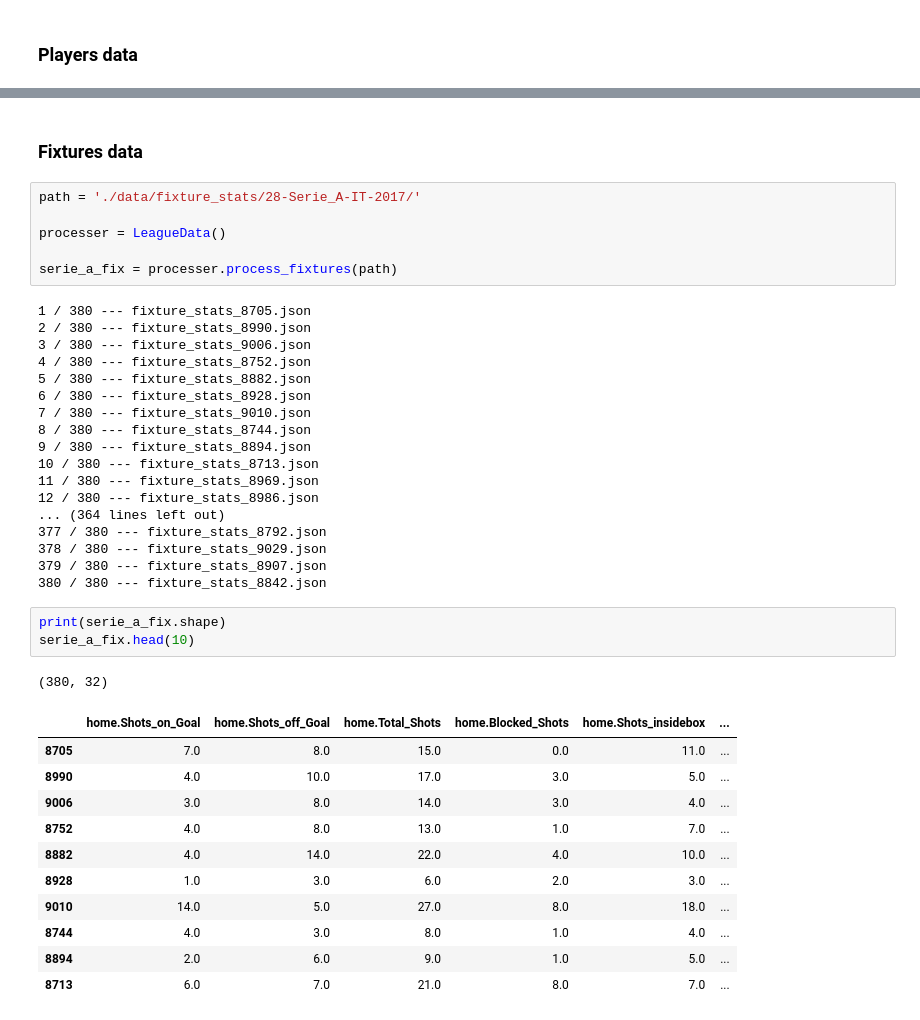
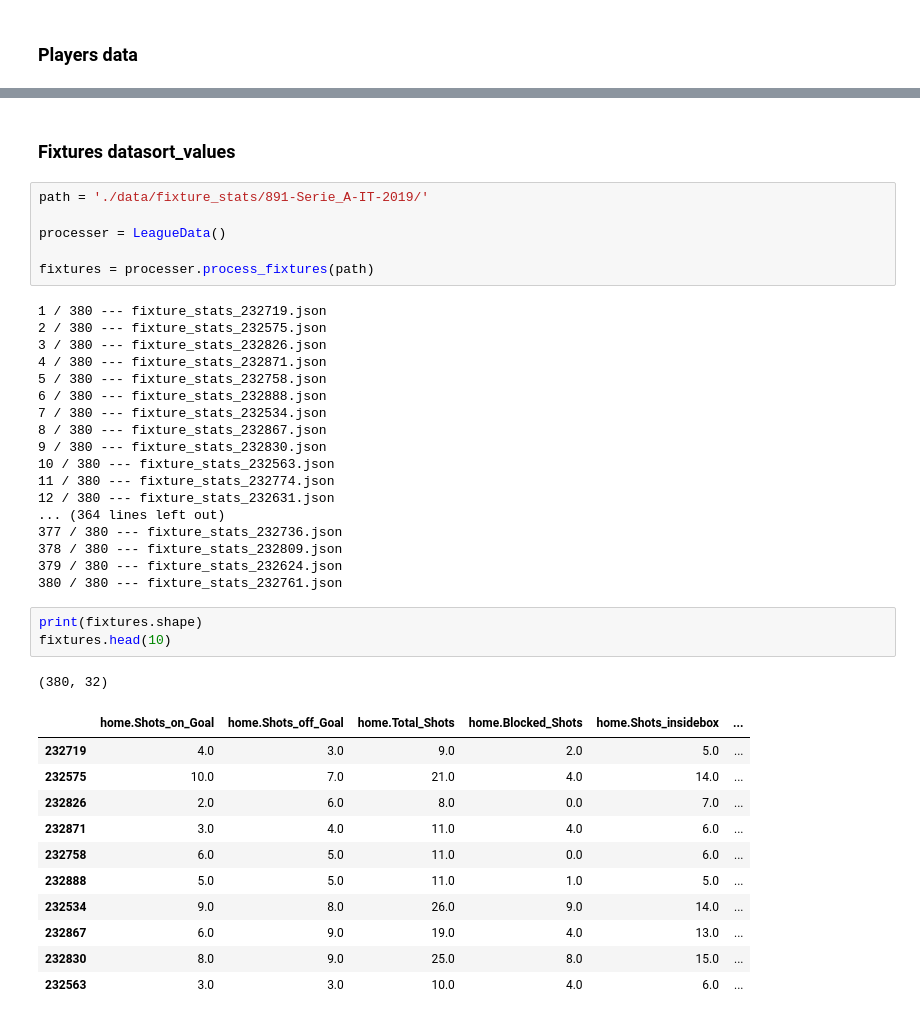
Before and after one commit to MatteoFelici/football, a Jupyter notebook: analyze_season.ipynb, the cells around one changed output, grey strips where cells are left out. Drawn from its saved outputs; the diff is of its cells as text.

```diff
--- a/analyze_season.ipynb
+++ b/analyze_season.ipynb
@@ -74,43 +166,43 @@ serie_a_pl.describe().T
 # %% [markdown]
-### Fixtures data
+### Fixtures datasort_values
 # %%
-path = './data/fixture_stats/28-Serie_A-IT-2017/'
+path = './data/fixture_stats/891-Serie_A-IT-2019/'
 
 processer = LeagueData()
 
-serie_a_fix = processer.process_fixtures(path)
+fixtures = processer.process_fixtures(path)
 # %% [output]
-1 / 380 --- fixture_stats_8705.json
-2 / 380 --- fixture_stats_8990.json
-3 / 380 --- fixture_stats_9006.json
-4 / 380 --- fixture_stats_8752.json
-5 / 380 --- fixture_stats_8882.json
-6 / 380 --- fixture_stats_8928.json
-7 / 380 --- fixture_stats_9010.json
-8 / 380 --- fixture_stats_8744.json
-9 / 380 --- fixture_stats_8894.json
-10 / 380 --- fixture_stats_8713.json
-11 / 380 --- fixture_stats_8969.json
-12 / 380 --- fixture_stats_8986.json
+1 / 380 --- fixture_stats_232719.json
+2 / 380 --- fixture_stats_232575.json
+3 / 380 --- fixture_stats_232826.json
+4 / 380 --- fixture_stats_232871.json
+5 / 380 --- fixture_stats_232758.json
+6 / 380 --- fixture_stats_232888.json
+7 / 380 --- fixture_stats_232534.json
+8 / 380 --- fixture_stats_232867.json
+9 / 380 --- fixture_stats_232830.json
+10 / 380 --- fixture_stats_232563.json
+11 / 380 --- fixture_stats_232774.json
+12 / 380 --- fixture_stats_232631.json
 ... (364 lines left out)
-377 / 380 --- fixture_stats_8792.json
-378 / 380 --- fixture_stats_9029.json
-379 / 380 --- fixture_stats_8907.json
-380 / 380 --- fixture_stats_8842.json
+377 / 380 --- fixture_stats_232736.json
+378 / 380 --- fixture_stats_232809.json
+379 / 380 --- fixture_stats_232624.json
+380 / 380 --- fixture_stats_232761.json
 # %%
-print(serie_a_fix.shape)
-serie_a_fix.head(10)
+print(fixtures.shape)
+fixtures.head(10)
 # %% [output]
 (380, 32)
 |  | home.Shots_on_Goal | home.Shots_off_Goal | home.Total_Shots | home.Blocked_Shots | home.Shots_insidebox | ... |
-| 8705 | 7.0 | 8.0 | 15.0 | 0.0 | 11.0 | ... |
-| 8990 | 4.0 | 10.0 | 17.0 | 3.0 | 5.0 | ... |
-| 9006 | 3.0 | 8.0 | 14.0 | 3.0 | 4.0 | ... |
-| 8752 | 4.0 | 8.0 | 13.0 | 1.0 | 7.0 | ... |
-| 8882 | 4.0 | 14.0 | 22.0 | 4.0 | 10.0 | ... |
-| 8928 | 1.0 | 3.0 | 6.0 | 2.0 | 3.0 | ... |
-| 9010 | 14.0 | 5.0 | 27.0 | 8.0 | 18.0 | ... |
-| 8744 | 4.0 | 3.0 | 8.0 | 1.0 | 4.0 | ... |
-| 8894 | 2.0 | 6.0 | 9.0 | 1.0 | 5.0 | ... |
-| 8713 | 6.0 | 7.0 | 21.0 | 8.0 | 7.0 | ... |
+| 232719 | 4.0 | 3.0 | 9.0 | 2.0 | 5.0 | ... |
+| 232575 | 10.0 | 7.0 | 21.0 | 4.0 | 14.0 | ... |
+| 232826 | 2.0 | 6.0 | 8.0 | 0.0 | 7.0 | ... |
+| 232871 | 3.0 | 4.0 | 11.0 | 4.0 | 6.0 | ... |
+| 232758 | 6.0 | 5.0 | 11.0 | 0.0 | 6.0 | ... |
+| 232888 | 5.0 | 5.0 | 11.0 | 1.0 | 5.0 | ... |
+| 232534 | 9.0 | 8.0 | 26.0 | 9.0 | 14.0 | ... |
+| 232867 | 6.0 | 9.0 | 19.0 | 4.0 | 13.0 | ... |
+| 232830 | 8.0 | 9.0 | 25.0 | 8.0 | 15.0 | ... |
+| 232563 | 3.0 | 3.0 | 10.0 | 4.0 | 6.0 | ... |
 # %%
```
Also changed, not shown: parts of 24 cells of this notebook, 1 other file.
